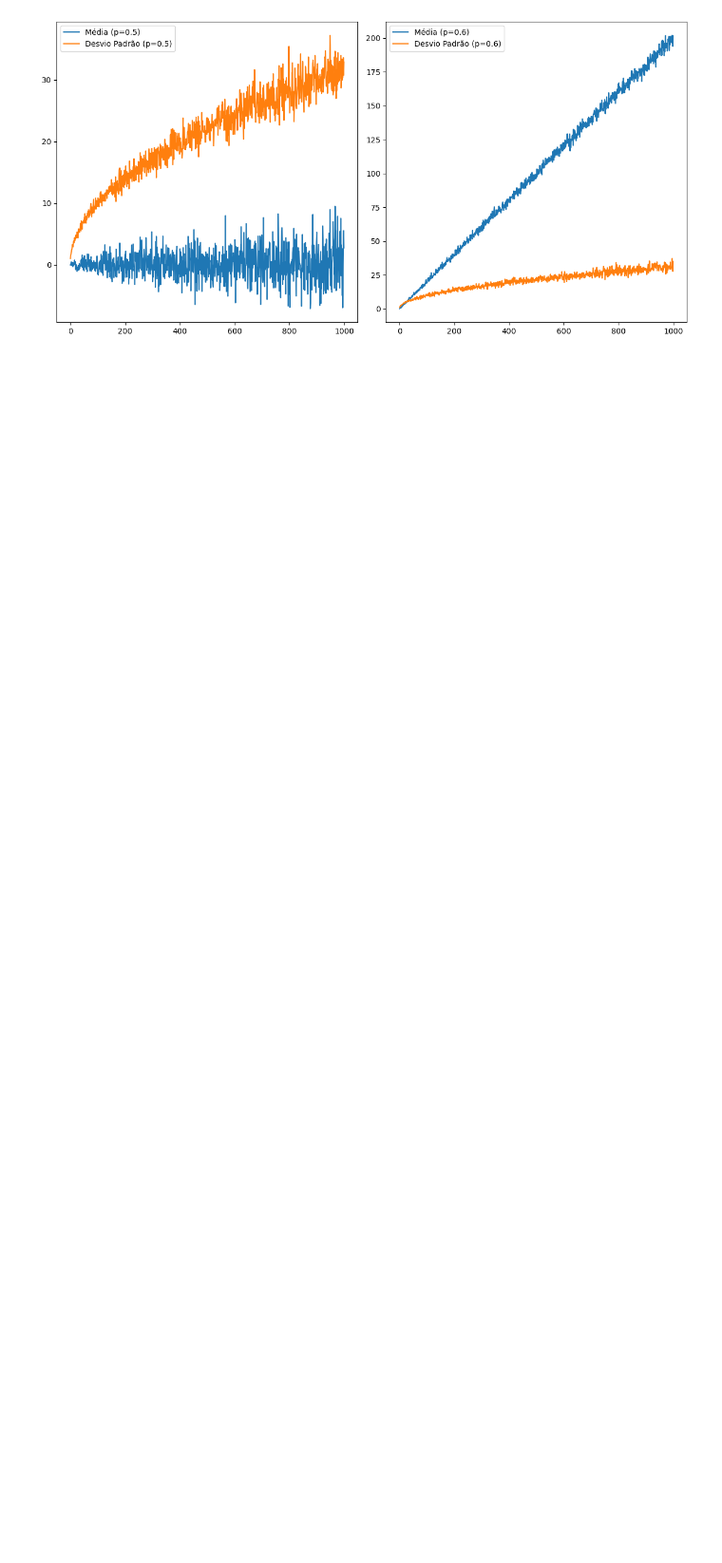
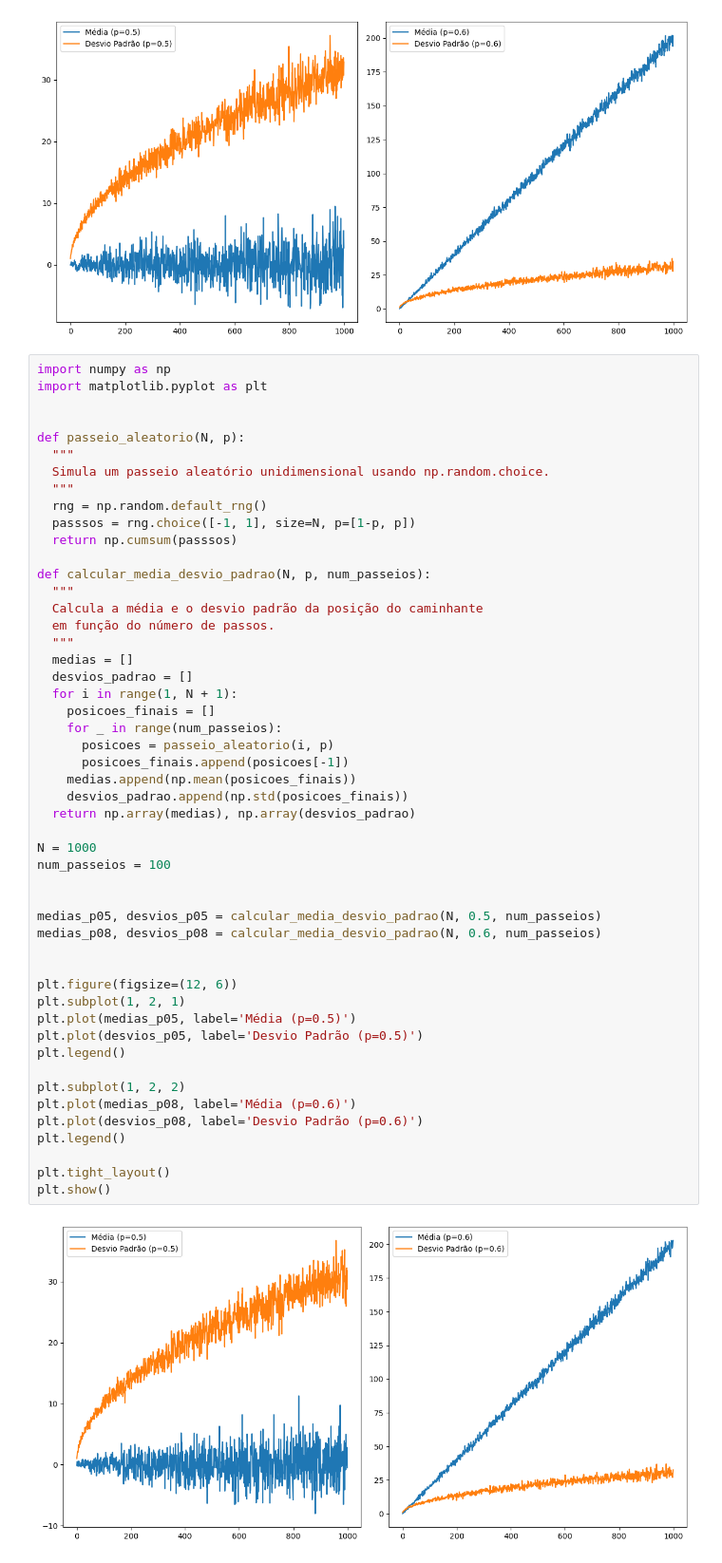
Before and after one commit to HenriqueLSL/Atividades-Fisica-Computacional, a Jupyter notebook: Atividade 04/Passeioaleatorio.ipynb, the cells around one changed output. Shown at 95% size. Saved outputs shown, nothing was run; the diff lists cells and outputs as text; blank space fills up the shorter version.

```diff
--- a/Atividade 04/Passeioaleatorio.ipynb
+++ b/Atividade 04/Passeioaleatorio.ipynb
@@ -116,3 +116,55 @@ plt.tight_layout()
 plt.show()
 # %% [output]
 [figure]
+# %%
+import numpy as np
+import matplotlib.pyplot as plt
+
+
+def passeio_aleatorio(N, p):
+  """
+  Simula um passeio aleatório unidimensional usando np.random.choice.
+  """
+  rng = np.random.default_rng()
+  passsos = rng.choice([-1, 1], size=N, p=[1-p, p])
+  return np.cumsum(passsos)
+
+def calcular_media_desvio_padrao(N, p, num_passeios):
+  """
+  Calcula a média e o desvio padrão da posição do caminhante
+  em função do número de passos.
+  """
+  medias = []
+  desvios_padrao = []
+  for i in range(1, N + 1):
+    posicoes_finais = []
+    for _ in range(num_passeios):
+      posicoes = passeio_aleatorio(i, p)
+      posicoes_finais.append(posicoes[-1])
+    medias.append(np.mean(posicoes_finais))
+    desvios_padrao.append(np.std(posicoes_finais))
+  return np.array(medias), np.array(desvios_padrao)
+
+N = 1000
+num_passeios = 100
+
+
+medias_p05, desvios_p05 = calcular_media_desvio_padrao(N, 0.5, num_passeios)
+medias_p08, desvios_p08 = calcular_media_desvio_padrao(N, 0.6, num_passeios)
+
+
+plt.figure(figsize=(12, 6))
+plt.subplot(1, 2, 1)
+plt.plot(medias_p05, label='Média (p=0.5)')
+plt.plot(desvios_p05, label='Desvio Padrão (p=0.5)')
+plt.legend()
+
+plt.subplot(1, 2, 2)
+plt.plot(medias_p08, label='Média (p=0.6)')
+plt.plot(desvios_p08, label='Desvio Padrão (p=0.6)')
+plt.legend()
+
+plt.tight_layout()
+plt.show()
+# %% [output]
+[figure, added]
```
